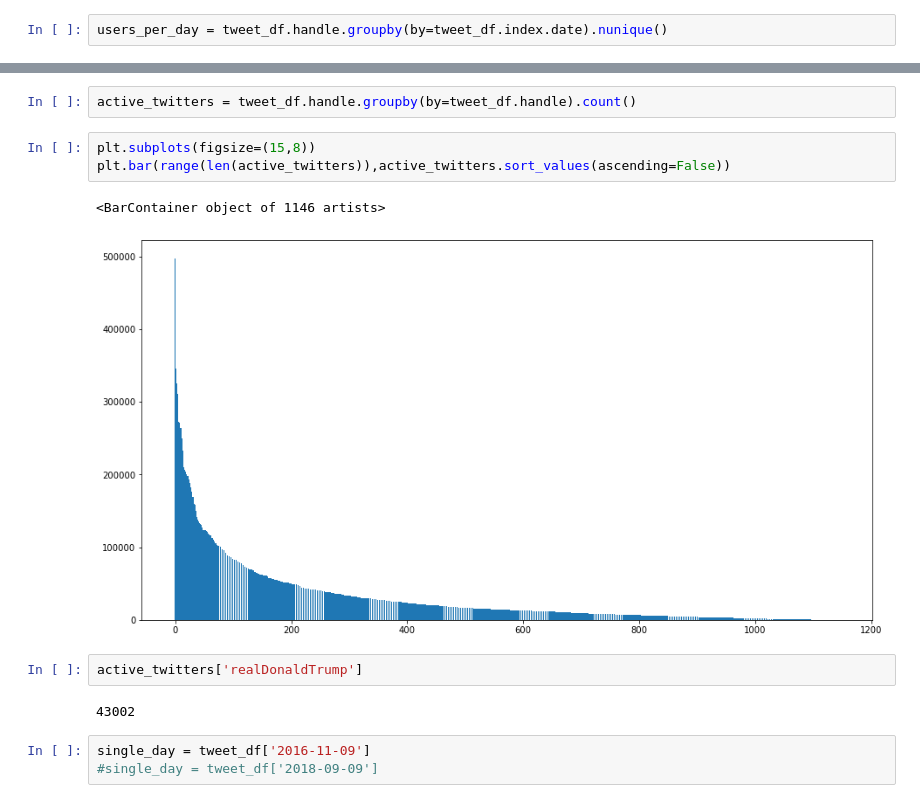
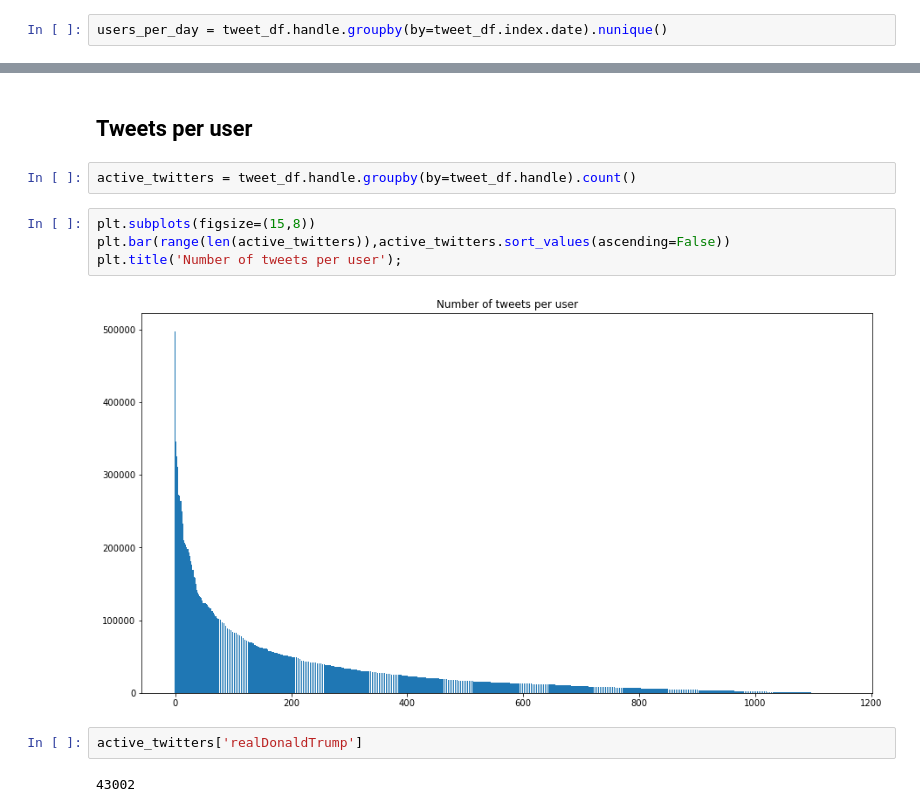
Before and after one commit to aaroncgw/tweet-sentiment, a Jupyter notebook: EDA.ipynb, the cells around one changed output, grey strips where cells are left out. Drawn from its saved outputs; the diff is of its cells as text.

```diff
--- a/EDA.ipynb
+++ b/EDA.ipynb
@@ -165,15 +54,14 @@ Text(0.5, 1.0, 'Users per day')
+# %% [markdown]
+## Tweets per user
 # %%
 active_twitters = tweet_df.handle.groupby(by=tweet_df.handle).count()
 # %%
 plt.subplots(figsize=(15,8))
 plt.bar(range(len(active_twitters)),active_twitters.sort_values(ascending=False))
+plt.title('Number of tweets per user');
 # %% [output]
-<BarContainer object of 1146 artists>
-[figure, old version]
+[figure, new version]
 # %%
 active_twitters['realDonaldTrump']
 # %% [output]
 43002
-# %%
-single_day = tweet_df['2016-11-09']
-#single_day = tweet_df['2018-09-09']
```
Also changed, not shown: parts of 24 cells of this notebook, 5 other files.
